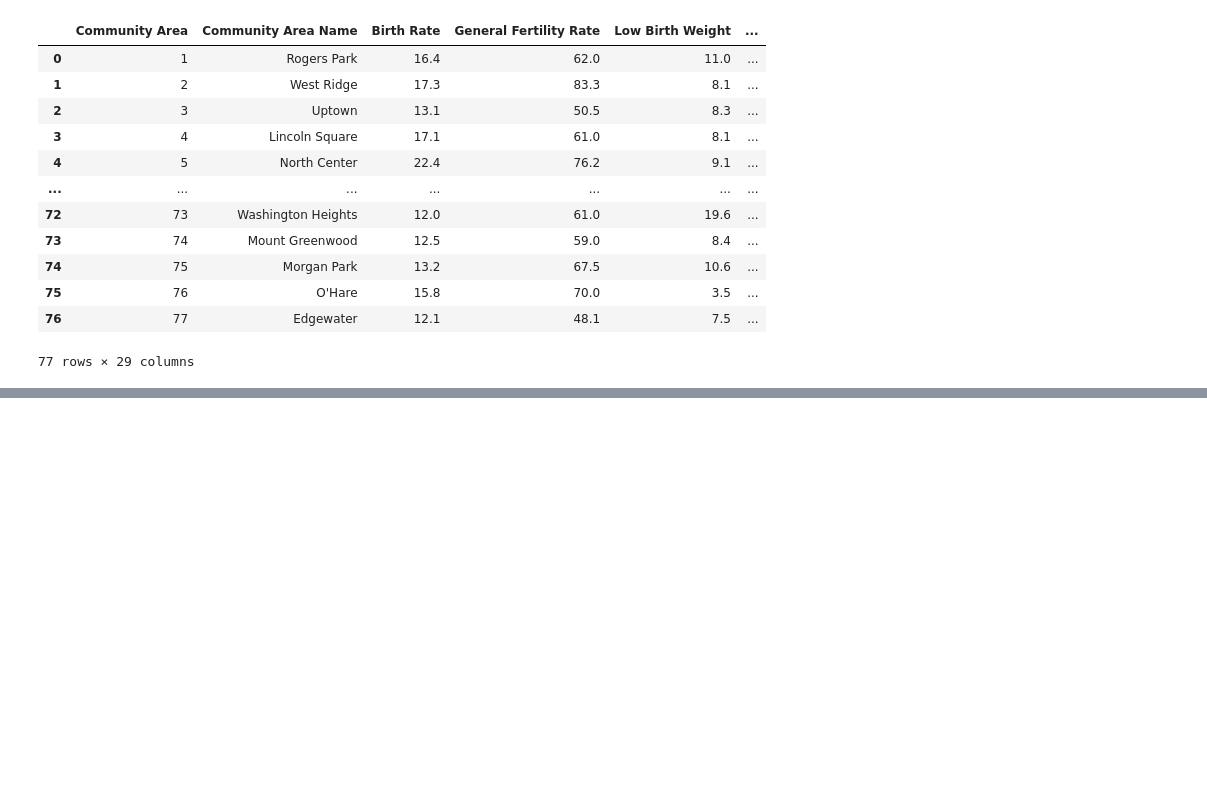
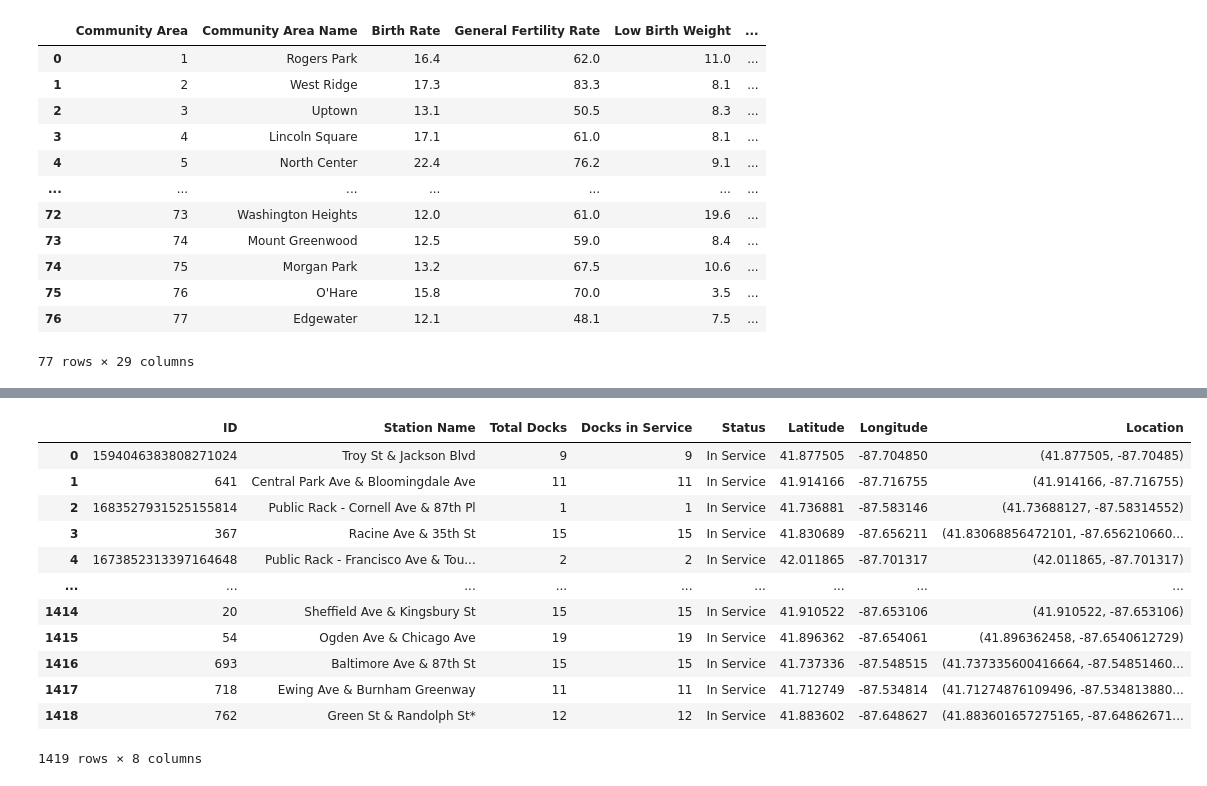
Before and after one commit to evanameyer1/Machine-Learning-Crime-Prediction-Application, a Jupyter notebook: code/data_cleaning.ipynb, the cells around one changed output, grey strips where cells are left out. Cells and saved outputs as stored; diff of their text form; code cells hidden in the pictures; blank space fills up the shorter version.

```diff
--- a/code/data_cleaning.ipynb
+++ b/code/data_cleaning.ipynb
@@ -1217,0 +1276,17 @@ See the caveats in the documentation: https://pandas.pydata.org/pandas-docs/stab
+# %%
+unclean_bike_stations = pd.read_csv('../original_datasets/unclean_bike_stations.csv')
+unclean_bike_stations
+# %% [output]
+|  | ID | Station Name | Total Docks | Docks in Service | Status | Latitude | Longitude | Location |
+| 0 | 1594046383808271024 | Troy St & Jackson Blvd | 9 | 9 | In Service | 41.877505 | -87.704850 | (41.877505, -87.70485) |
+| 1 | 641 | Central Park Ave & Bloomingdale Ave | 11 | 11 | In Service | 41.914166 | -87.716755 | (41.914166, -87.716755) |
+| 2 | 1683527931525155814 | Public Rack - Cornell Ave & 87th Pl | 1 | 1 | In Service | 41.736881 | -87.583146 | (41.73688127, -87.58314552) |
+| 3 | 367 | Racine Ave & 35th St | 15 | 15 | In Service | 41.830689 | -87.656211 | (41.83068856472101, -87.656210660... |
+| 4 | 1673852313397164648 | Public Rack - Francisco Ave & Tou... | 2 | 2 | In Service | 42.011865 | -87.701317 | (42.011865, -87.701317) |
+| ... | ... | ... | ... | ... | ... | ... | ... | ... |
+| 1414 | 20 | Sheffield Ave & Kingsbury St | 15 | 15 | In Service | 41.910522 | -87.653106 | (41.910522, -87.653106) |
+| 1415 | 54 | Ogden Ave & Chicago Ave | 19 | 19 | In Service | 41.896362 | -87.654061 | (41.896362458, -87.6540612729) |
+| 1416 | 693 | Baltimore Ave & 87th St | 15 | 15 | In Service | 41.737336 | -87.548515 | (41.737335600416664, -87.54851460... |
+| 1417 | 718 | Ewing Ave & Burnham Greenway | 11 | 11 | In Service | 41.712749 | -87.534814 | (41.71274876109496, -87.534813880... |
+| 1418 | 762 | Green St & Randolph St* | 12 | 12 | In Service | 41.883602 | -87.648627 | (41.883601657275165, -87.64862671... |
+1419 rows × 8 columns
```
Also changed, not shown: parts of 13 cells of this notebook, 7 other files.
